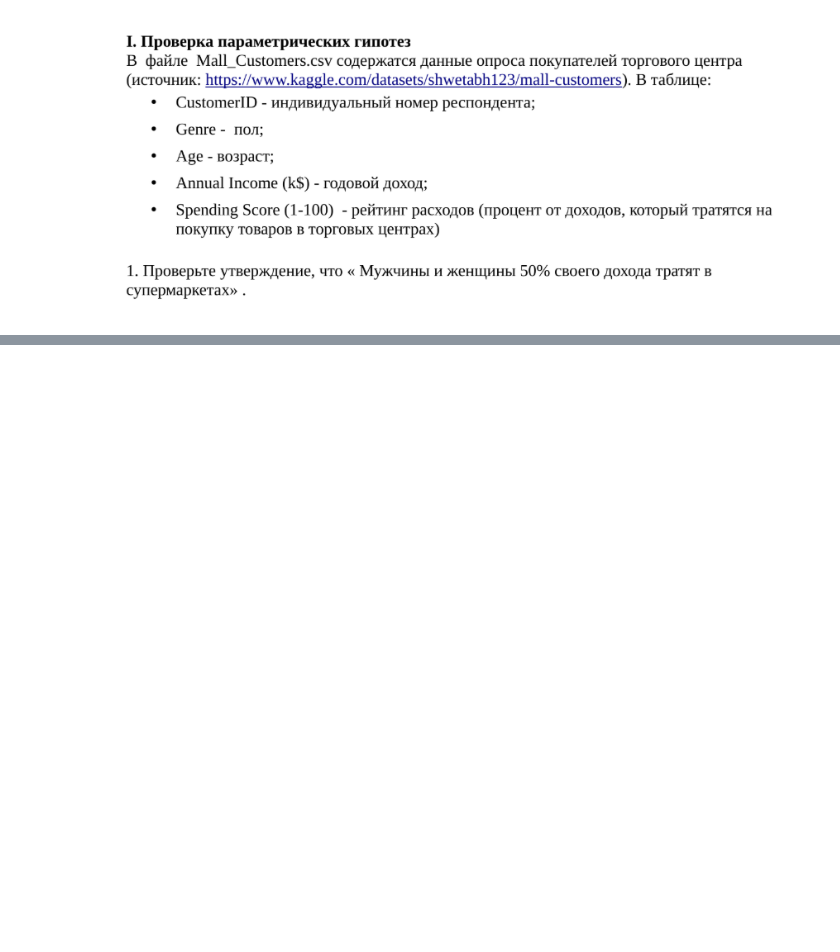
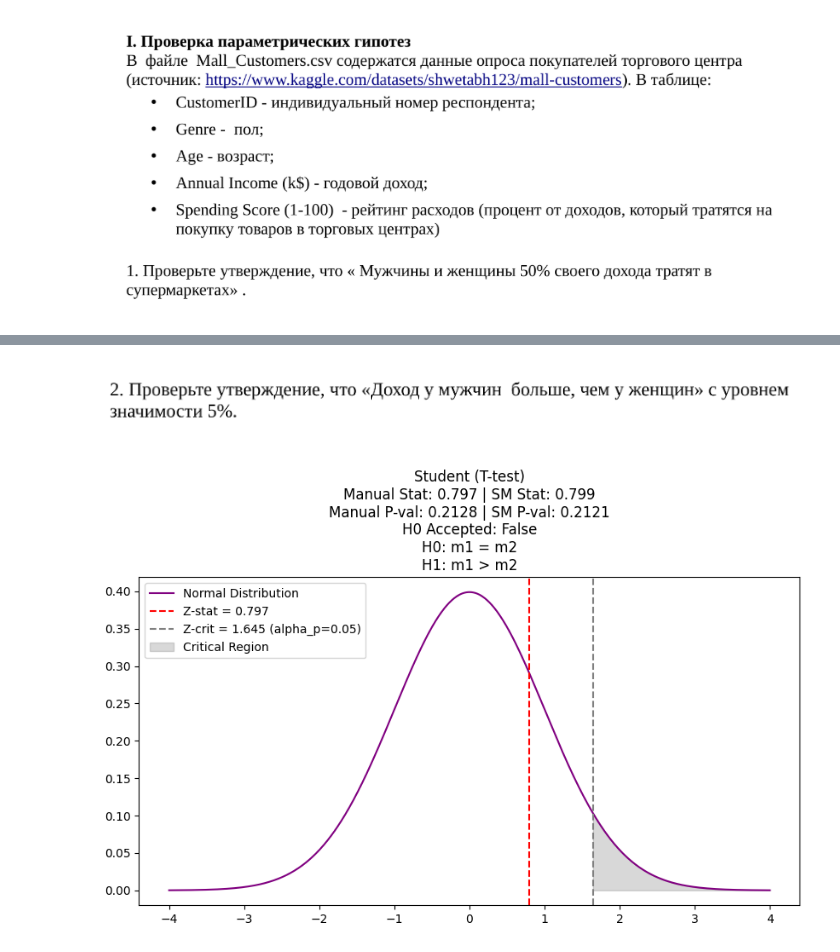
Before and after one commit to Qweyke/class-stat-methods-of-info-processing, a Jupyter notebook: lab_7/hypothesis.ipynb, the cells around one changed output, grey strips where cells are left out. Cells and saved outputs as stored; diff of their text form; code cells hidden in the pictures; blank space fills up the shorter version.

```diff
--- a/lab_7/hypothesis.ipynb
+++ b/lab_7/hypothesis.ipynb
@@ -69,0 +115,75 @@ plt.show()
+# %% [markdown]
+![image.png](attachment:image.png)
+# %%
+def get_gender_stats(param: str, var_ddof: int):
+    gender_stats = []
+    for g in ["Male", "Female"]:
+        df = mall_df[mall_df["Genre"] == g]
+        g_stat = {
+            "gender": g,
+            "n": df[param].count(),
+            "var": df[param].var(ddof=var_ddof),
+            "mean": df[param].mean()
+        }
+        gender_stats.append(g_stat)
+    return gender_stats
+
+income_gender_stats = get_gender_stats(param="Annual Income (k$)", var_ddof=0)
+m_income = income_gender_stats[0]
+f_income = income_gender_stats[1]
+
+# Calculate Z
+z_stat_income = (m_income["mean"] - f_income["mean"]) / sqrt(
+    (m_income["var"] / m_income["n"])
+    + (f_income["var"] / f_income["n"])
+)
+
+p_value_income = 1 - stats.norm.cdf(z_stat_income)
+z_crit = stats.norm.ppf(1 - ALPHA_P)
+
+h0_acceptance_income = z_stat_income > z_crit
+
+
+male_income_raw = mall_df[mall_df["Genre"] == "Male"]["Annual Income (k$)"]
+female_income_raw = mall_df[mall_df["Genre"] == "Female"]["Annual Income (k$)"]
+
+z_stat_sm_income, p_value_sm_income = stm.ztest(
+    male_income_raw, female_income_raw, alternative="larger", ddof=0
+)
+
+
+# Plot Normal distr
+fig, ax = plt.subplots(figsize=(10, 5))
+x = np.linspace(-4, 4, 1000)
+y = stats.norm.pdf(x)
+
+ax.plot(x, y, label="Normal Distribution", color="purple")
+ax.set_title(
+    f"{title}\n"
+    f"Manual Stat: {z_stat_income:.3f} | SM Stat: {z_stat_sm_income:.3f}\n"
+    f"Manual P-val: {p_value_income:.4f} | SM P-val: {p_value_sm_income:.4f}\n"
+    f"H0 Accepted: {h0_acceptance_income}\n"
+    f"H0: m1 = m2\n"
+    f"H1: m1 > m2"
+
+)
+
+ax.axvline(
+    z_stat_income, color="red", linestyle="--", label=f"Z-stat = {z_stat_income:.3f}"
+)
+ax.axvline(
+    z_crit,
+    color="grey",
+    linestyle="--",
+    label=f"Z-crit = {z_crit:.3f} (alpha_p={ALPHA_P})",
+)
+
+x_crit = np.linspace(z_crit, 4, 100)
+ax.fill_between(
+    x_crit, stats.norm.pdf(x_crit), color="grey", alpha=0.3, label="Critical Region"
+)
+
+ax.legend()
+plt.show()
+# %% [output]
+[figure, added]
```
Also changed, not shown: parts of 7 cells of this notebook, 2 other files.
